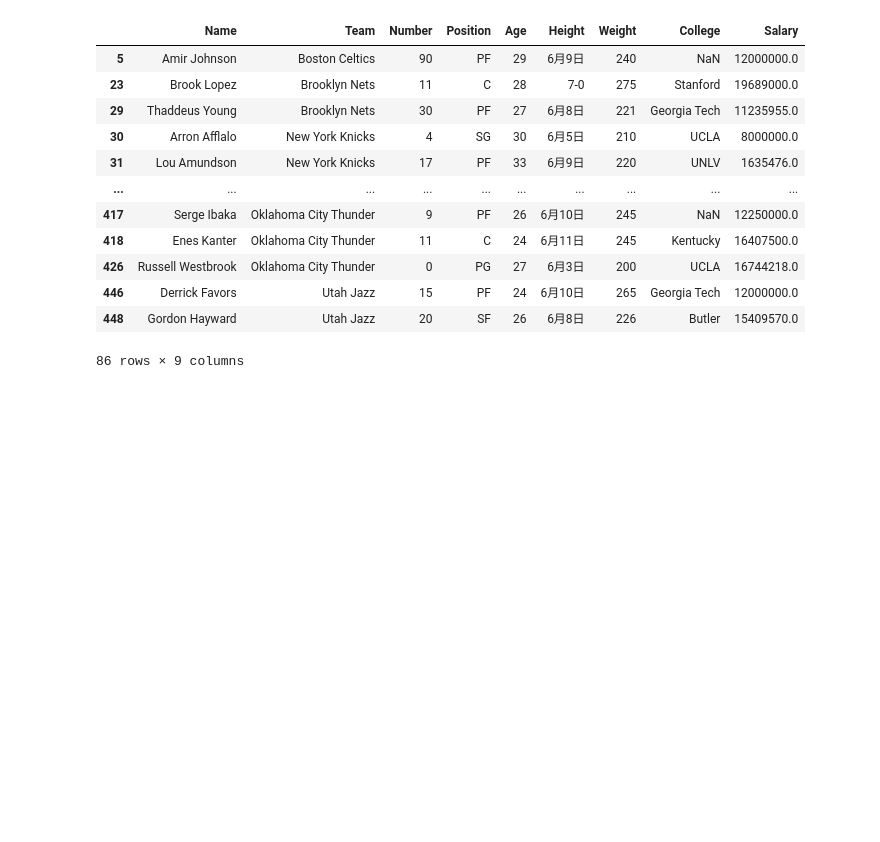
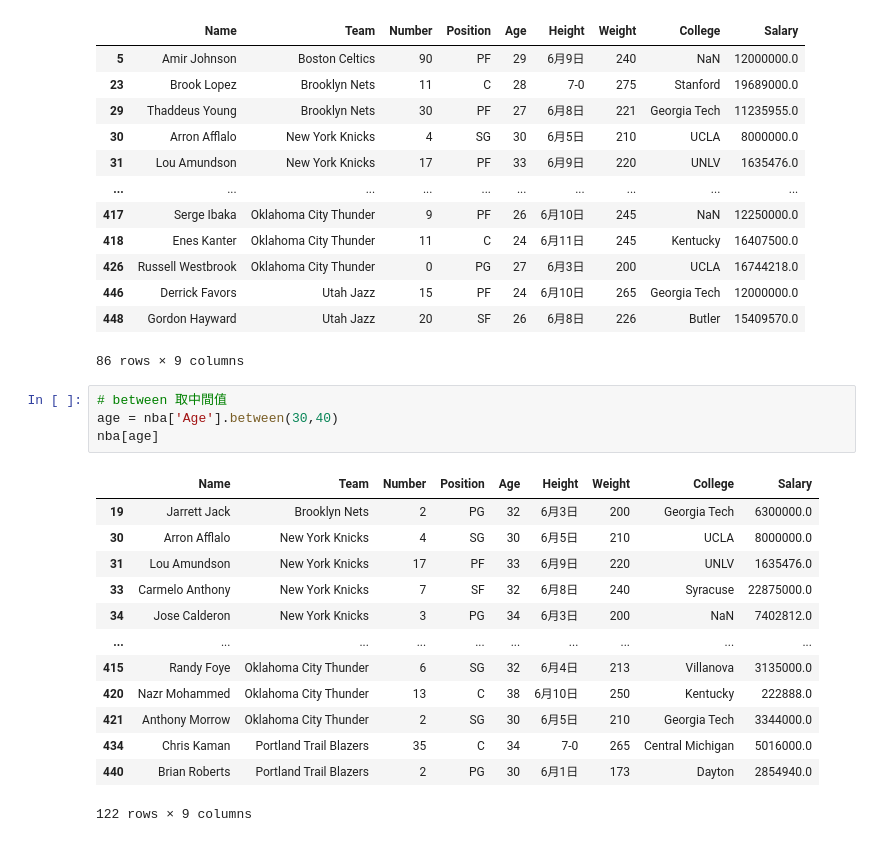
Before and after one commit to tim530712345/20210612_pandas, a Jupyter notebook: pandas.ipynb, the cells around one changed output. Saved outputs shown, nothing was run; the diff lists cells and outputs as text; blank space fills up the shorter version.

```diff
--- a/pandas.ipynb
+++ b/pandas.ipynb
@@ -244,3 +244,21 @@ nba[team & salary]
 | 446 | Derrick Favors | Utah Jazz | 15 | PF | 24 | 6月10日 | 265 | Georgia Tech | 12000000.0 |
 | 448 | Gordon Hayward | Utah Jazz | 20 | SF | 26 | 6月8日 | 226 | Butler | 15409570.0 |
 86 rows × 9 columns
+# %%
+# between 取中間值
+age = nba['Age'].between(30,40)
+nba[age]
+# %% [output]
+|  | Name | Team | Number | Position | Age | Height | Weight | College | Salary |
+| 19 | Jarrett Jack | Brooklyn Nets | 2 | PG | 32 | 6月3日 | 200 | Georgia Tech | 6300000.0 |
+| 30 | Arron Afflalo | New York Knicks | 4 | SG | 30 | 6月5日 | 210 | UCLA | 8000000.0 |
+| 31 | Lou Amundson | New York Knicks | 17 | PF | 33 | 6月9日 | 220 | UNLV | 1635476.0 |
+| 33 | Carmelo Anthony | New York Knicks | 7 | SF | 32 | 6月8日 | 240 | Syracuse | 22875000.0 |
+| 34 | Jose Calderon | New York Knicks | 3 | PG | 34 | 6月3日 | 200 | NaN | 7402812.0 |
+| ... | ... | ... | ... | ... | ... | ... | ... | ... | ... |
+| 415 | Randy Foye | Oklahoma City Thunder | 6 | SG | 32 | 6月4日 | 213 | Villanova | 3135000.0 |
+| 420 | Nazr Mohammed | Oklahoma City Thunder | 13 | C | 38 | 6月10日 | 250 | Kentucky | 222888.0 |
+| 421 | Anthony Morrow | Oklahoma City Thunder | 2 | SG | 30 | 6月5日 | 210 | Georgia Tech | 3344000.0 |
+| 434 | Chris Kaman | Portland Trail Blazers | 35 | C | 34 | 7-0 | 265 | Central Michigan | 5016000.0 |
+| 440 | Brian Roberts | Portland Trail Blazers | 2 | PG | 30 | 6月1日 | 173 | Dayton | 2854940.0 |
+122 rows × 9 columns
```
